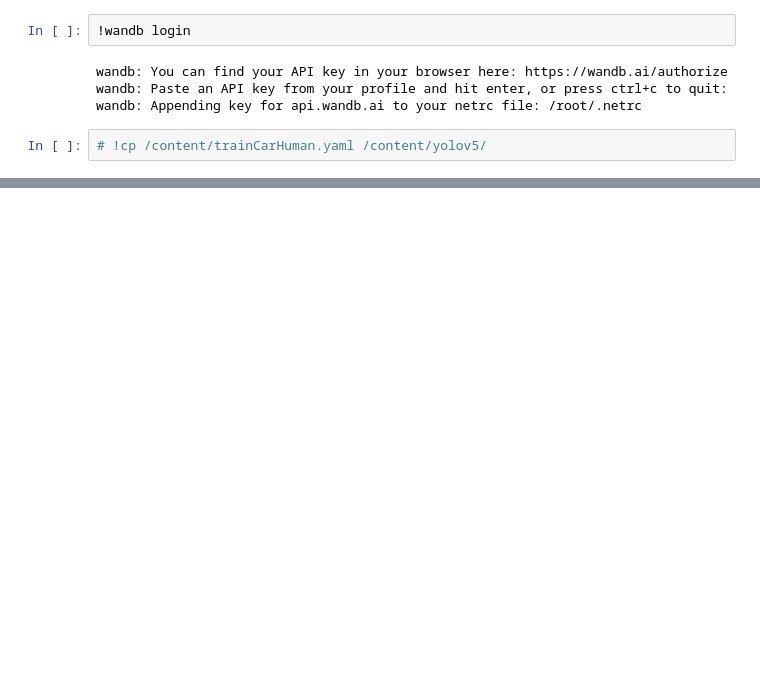
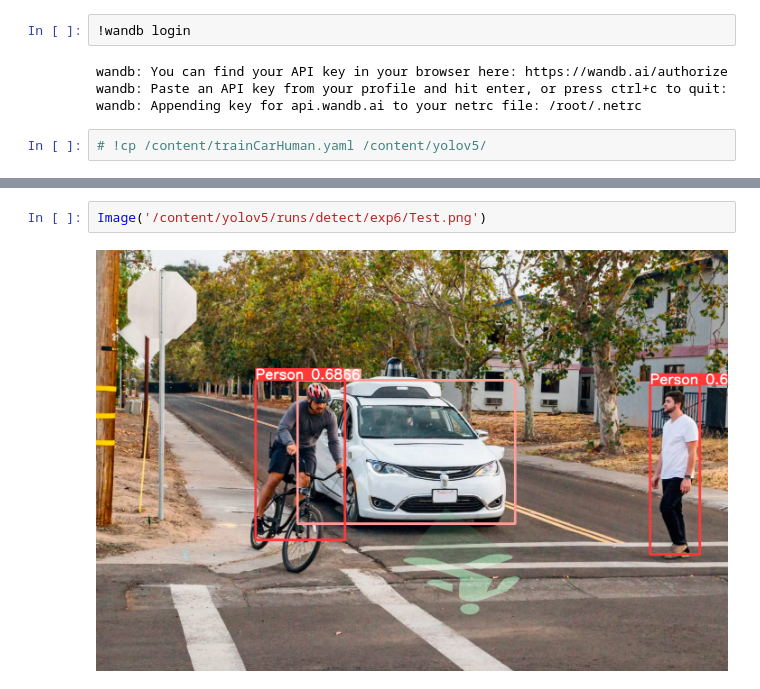
Before and after one commit to vsnupoudel/CarHuman-ObjectDetection-yolov5-training-and-inference, a Jupyter notebook: Man_vs_Car.ipynb, the cells around one changed output, grey strips where cells are left out. Drawn from its saved outputs; the diff is of its cells as text; blank space fills up the shorter version.

```diff
--- a/Man_vs_Car.ipynb
+++ b/Man_vs_Car.ipynb
@@ -275,0 +252,4 @@ AssertionError: File not found: trainCarHuman.yaml
+# %%
+Image('/content/yolov5/runs/detect/exp6/Test.png')
+# %% [output]
+[figure, added]
```
Also changed, not shown: parts of 12 cells of this notebook.
